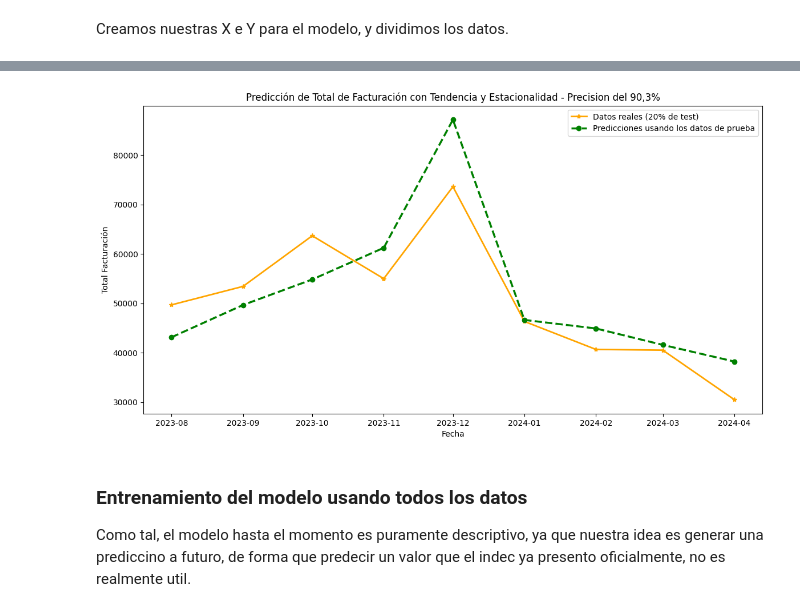
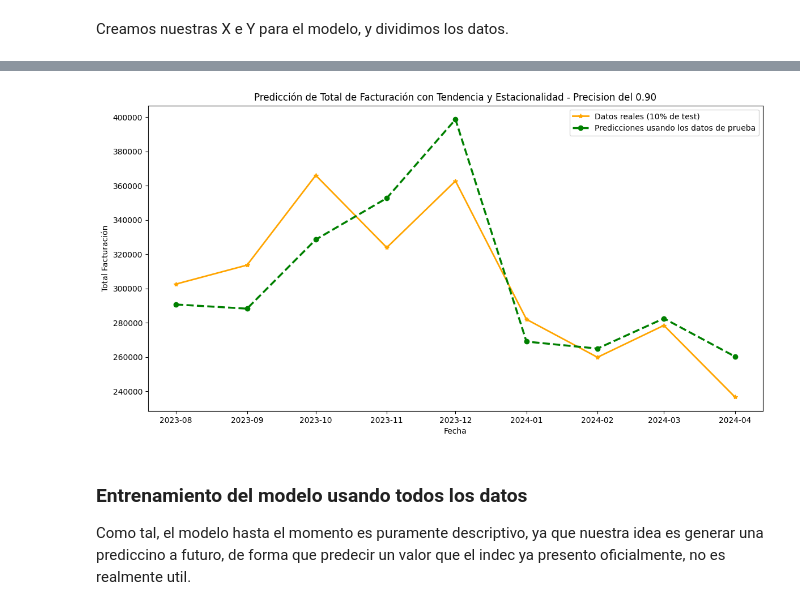
Before and after one commit to gastonbenitez2001/diplomatura_unne, a Jupyter notebook: trabajo_diplo/modelo_rl.ipynb, the cells around one changed output, grey strips where cells are left out. Saved outputs shown, nothing was run; the diff lists cells and outputs as text; code cells hidden in the pictures.

```diff
--- a/trabajo_diplo/modelo_rl.ipynb
+++ b/trabajo_diplo/modelo_rl.ipynb
@@ -35,7 +35,7 @@ df
 | 2024-04-01 | 5 | 18 | 236734.57 | 30501.96 | 55401.99 | 10137.87 | 18997.23 | 30646.31 | ... |
 88 rows × 14 columns
 # %%
-columna_objetivo = 'bebidas'
+columna_objetivo = 'total_facturacion'
 # %%
 plt.plot(df[columna_objetivo],label='Total de facturacion', color = "green")
 plt.title('Total facturado en supermercados (deflactado) - Corrientes')
@@ -342,15 +339,15 @@ strong multicollinearity or other numerical problems.
 # %%
 # Graficar los resultados del modelo inicial
 plt.figure(figsize=(14, 7))
-plt.plot(X_test.index, y_test, label="Datos reales (20% de test)", color='orange', marker = "*", linewidth = 2.0)
+plt.plot(X_test.index, y_test, label="Datos reales (10% de test)", color='orange', marker = "*", linewidth = 2.0)
 plt.plot(X_test.index, predicciones, label='Predicciones usando los datos de prueba', color='green', linestyle='--',linewidth = 2.5, marker = "o")
-plt.title('Predicción de Total de Facturación con Tendencia y Estacionalidad - Precision del 90,3%')
+plt.title(f'Predicción de Total de Facturación con Tendencia y Estacionalidad - Precision del {reg_tend_estac_lag.rsquared:.2f}')
 plt.xlabel('Fecha')
 plt.ylabel('Total Facturación')
 plt.legend()
 plt.show()
 # %% [output]
-[figure, old version]
+[figure, new version]
 # %% [markdown]
 <h3> Entrenamiento del modelo usando todos los datos </h3>
 Como tal, el modelo hasta el momento es puramente descriptivo, ya que nuestra idea es generar una prediccino a futuro, de forma que predecir un valor que el indec ya presento oficialmente, no es realmente util.
```
Also changed, not shown: parts of 31 cells of this notebook, 2 other files.
